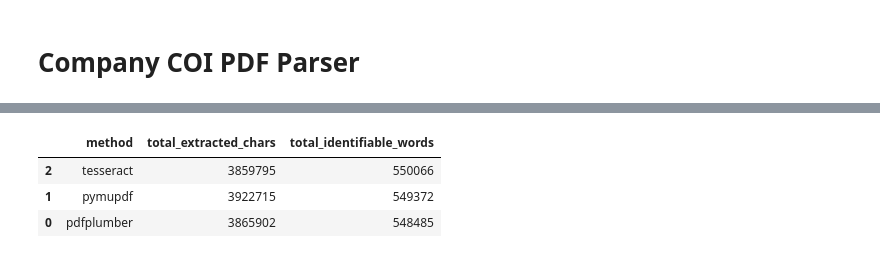
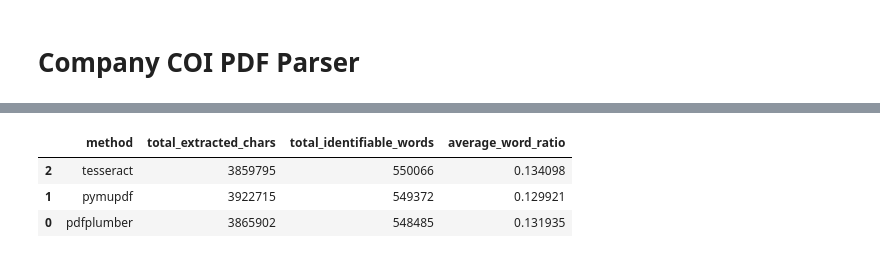
Before and after one commit to alexchen4/vc-research, a Jupyter notebook: pdf_convert.ipynb, the cells around one changed output, grey strips where cells are left out. Saved outputs shown, nothing was run; the diff lists cells and outputs as text; code cells hidden in the pictures.

Commit message:
calculate word ratio

```diff
--- a/pdf_convert.ipynb
+++ b/pdf_convert.ipynb
@@ -149,5 +112,13 @@ def process_single_pdf(pdf_path):
+# %%
+# Function to calculate readability ratios for each method
+def calculate_word_ratios(row):
+    # Calculate the ratio of identifiable words to total extracted characters for each method
+    row['words_ratio_pdfplumber'] = row['words_pdfplumber'] / row['chars_pdfplumber'] if row['chars_pdfplumber'] > 0 else 0
+    row['words_ratio_pymupdf'] = row['words_pymupdf'] / row['chars_pymupdf'] if row['chars_pymupdf'] > 0 else 0
+    row['words_ratio_tesseract'] = row['words_tesseract'] / row['chars_tesseract'] if row['chars_tesseract'] > 0 else 0
+    return row
 # %%
-# Define function to process a limited number of PDFs from a folder
+# Update the process_multiple_pdfs function to include readability ratio calculation
 def process_multiple_pdfs(folder_path, limit=None):
     """Processes a limited number of PDFs from a folder.
     If limit is None, all PDF files will be processed."""
@@ -168,13 +139,17 @@ def process_multiple_pdfs(folder_path, limit=None):
 
     # Convert the results into a DataFrame for analysis
     df = pd.DataFrame(pdf_metrics)
+
+    # Apply the function to calculate the word ratios for each row
+    df = df.apply(calculate_word_ratios, axis=1)
+
     return df
 # %%
 # folder path
 folder_path = "/Users/alexchen/Downloads/Projects/vc-research/Batch1"
 # %%
 # execute function on folder of PDFs
-pdf_results = process_multiple_pdfs(folder_path,limit=10)
+#pdf_results = process_multiple_pdfs(folder_path,limit=10)
 pdf_results = process_multiple_pdfs(folder_path)
 # %%
 # change displays for pdf_results
@@ -204,23 +179,28 @@ pdf_results
 # %%
 # create a summary dataframe that contains the total extracted characters for each pdf_reading method
 summary_df = pd.DataFrame({
     "method": ["pdfplumber", "pymupdf", "tesseract"],
     "total_extracted_chars": [
         pdf_results['chars_pdfplumber'].sum(),
         pdf_results['chars_pymupdf'].sum(),
         pdf_results['chars_tesseract'].sum()
     ],
     "total_identifiable_words": [
         pdf_results['words_pdfplumber'].sum(),
         pdf_results['words_pymupdf'].sum(),
         pdf_results['words_tesseract'].sum()
+    ],
+    "average_word_ratio": [
+        pdf_results['words_ratio_pdfplumber'].mean(),
+        pdf_results['words_ratio_pymupdf'].mean(),
+        pdf_results['words_ratio_tesseract'].mean()
     ]
 })
 
 summary_df = summary_df.sort_values(by="total_identifiable_words", ascending=False)
 summary_df
 # %% [output]
-|  | method | total_extracted_chars | total_identifiable_words |
-| 2 | tesseract | 3859795 | 550066 |
-| 1 | pymupdf | 3922715 | 549372 |
-| 0 | pdfplumber | 3865902 | 548485 |
+|  | method | total_extracted_chars | total_identifiable_words | average_word_ratio |
+| 2 | tesseract | 3859795 | 550066 | 0.134098 |
+| 1 | pymupdf | 3922715 | 549372 | 0.129921 |
+| 0 | pdfplumber | 3865902 | 548485 | 0.131935 |
```
Also changed, not shown: parts of 3 cells of this notebook.
